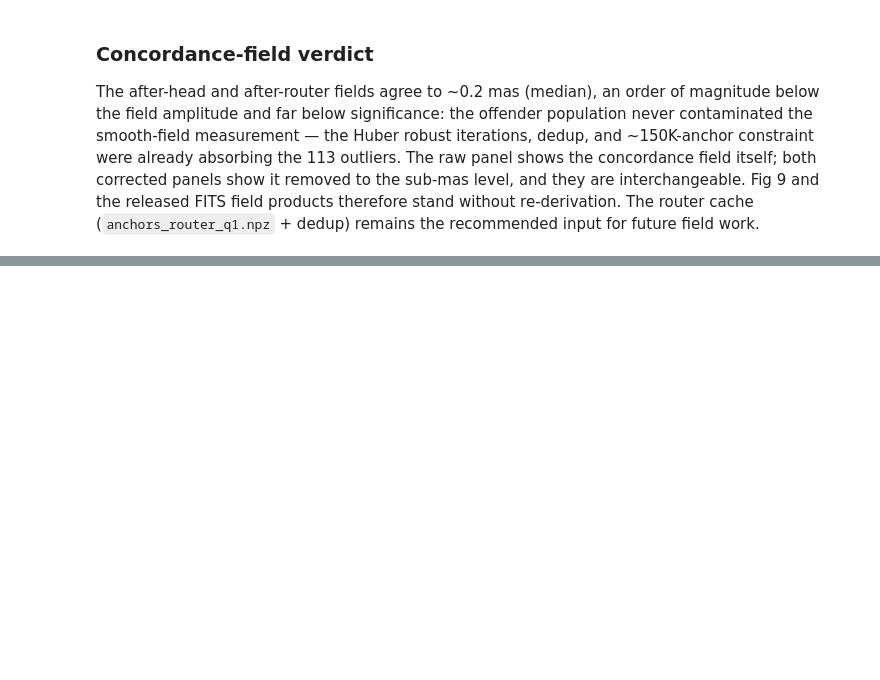
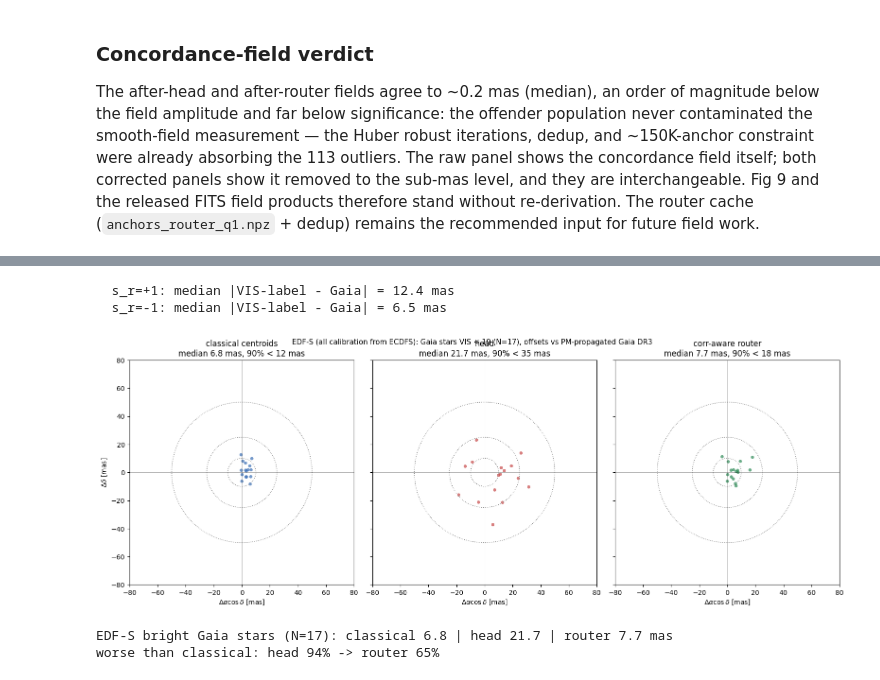
Before and after one commit to xoubish/JAISP, a Jupyter notebook: io/24_astrometry_sigma_router.ipynb, the cells around one changed output, grey strips where cells are left out. Cells and saved outputs as stored; diff of their text form; code cells hidden in the pictures; blank space fills up the shorter version.

```diff
--- a/io/24_astrometry_sigma_router.ipynb
+++ b/io/24_astrometry_sigma_router.ipynb
@@ -582,0 +663,48 @@ FITS field products therefore stand without re-derivation. The router cache
+# %%
+# EDF-S Gaia circles: classical / head / router vs PM-propagated Gaia DR3
+REFe=float(np.asarray(gaiae['ref_epoch']).ravel()[0]); dte=EPOCH-REFe
+grae=np.asarray(gaiae['ra'],float)+np.asarray(gaiae['pmra'],float)*dte/3.6e6/cosd_e
+gdee=np.asarray(gaiae['dec'],float)+np.asarray(gaiae['pmdec'],float)*dte/3.6e6
+gme=longe[(longe.src.map(pose.gaia_i)>=0)&(longe.vmag<19.0)&longe.band.isin(RUBIN)].copy()
+gme['gi']=gme.src.map(pose.gaia_i)
+gme=gme[np.isfinite(grae[gme.gi])&np.isfinite(gdee[gme.gi])]
+bxe=(gme.ra.values-grae[gme.gi])*cosd_e*3.6e6; bye=(gme.dec.values-gdee[gme.gi])*3.6e6
+# confirm the sign convention transfers (expect s_r=-1, as calibrated on ECDFS in nb23)
+best=None
+for s_try in [+1.,-1.]:
+    med=np.nanmedian(np.hypot(bxe-s_try*gme.rx.values,bye-s_try*gme.ry.values))
+    print(f'  s_r={s_try:+.0f}: median |VIS-label - Gaia| = {med:.1f} mas')
+    if best is None or med<best[1]: best=(s_try,med)
+s_re=best[0]; assert s_re==-1.0, 'sign convention differs from ECDFS!'
+vxe=bxe-s_re*gme.rx.values; vye=bye-s_re*gme.ry.values
+gme['bx']=bxe; gme['by']=bye
+gme['hx']=vxe+s_re*gme.ex.values;  gme['hy']=vye+s_re*gme.ey.values
+gme['gx']=vxe+s_re*gme.c2x.values; gme['gy']=vye+s_re*gme.c2y.values
+pere=gme.groupby('src')[['bx','by','hx','hy','gx','gy']].median()
+panels=[(pere.bx,pere.by,'classical centroids','#3b6fb6'),
+        (pere.hx,pere.hy,'head','#c84b4b'),
+        (pere.gx,pere.gy,'corr-aware router','#2e8b57')]
+fig,axes=plt.subplots(1,3,figsize=(16,5.6),sharex=True,sharey=True)
+for ax,(x,y,title,col) in zip(axes,panels):
+    r=np.hypot(x,y)
+    ax.scatter(x,y,s=24,alpha=0.7,color=col,edgecolors='none')
+    for rad in [10,25,50]:
+        th=np.linspace(0,2*np.pi,200)
+        ax.plot(rad*np.cos(th),rad*np.sin(th),ls=':',color='gray',lw=1)
+    ax.axhline(0,color='k',lw=0.5,alpha=0.4); ax.axvline(0,color='k',lw=0.5,alpha=0.4)
+    ax.set(xlim=(-80,80),ylim=(-80,80),aspect='equal',xlabel=r'$\Delta\alpha\cos\delta$ [mas]',
+           title=f'{title}\nmedian {np.median(r):.1f} mas, 90% < {np.percentile(r,90):.0f} mas')
+axes[0].set_ylabel(r'$\Delta\delta$ [mas]')
+fig.suptitle(f'EDF-S (all calibration from ECDFS): Gaia stars VIS < 19 (N={len(pere)}), '
+             'offsets vs PM-propagated Gaia DR3',fontsize=11)
+plt.tight_layout(); fig.savefig(OUT/'nb24_gaia_circles_router_edfs.png',dpi=140,bbox_inches='tight'); plt.show()
+rbe=np.hypot(pere.bx,pere.by); rhe=np.hypot(pere.hx,pere.hy); rre=np.hypot(pere.gx,pere.gy)
+print(f'EDF-S bright Gaia stars (N={len(pere)}): classical {np.median(rbe):.1f} | head {np.median(rhe):.1f} '
+      f'| router {np.median(rre):.1f} mas')
+print(f'worse than classical: head {(rhe>rbe).mean():.0%} -> router {(rre>rbe).mean():.0%}')
+# %% [output]
+  s_r=+1: median |VIS-label - Gaia| = 12.4 mas
+  s_r=-1: median |VIS-label - Gaia| = 6.5 mas
+[figure, added]
+EDF-S bright Gaia stars (N=17): classical 6.8 | head 21.7 | router 7.7 mas
+worse than classical: head 94% -> router 65%
```
Also changed, not shown: parts of 2 cells of this notebook, 8 other files.
